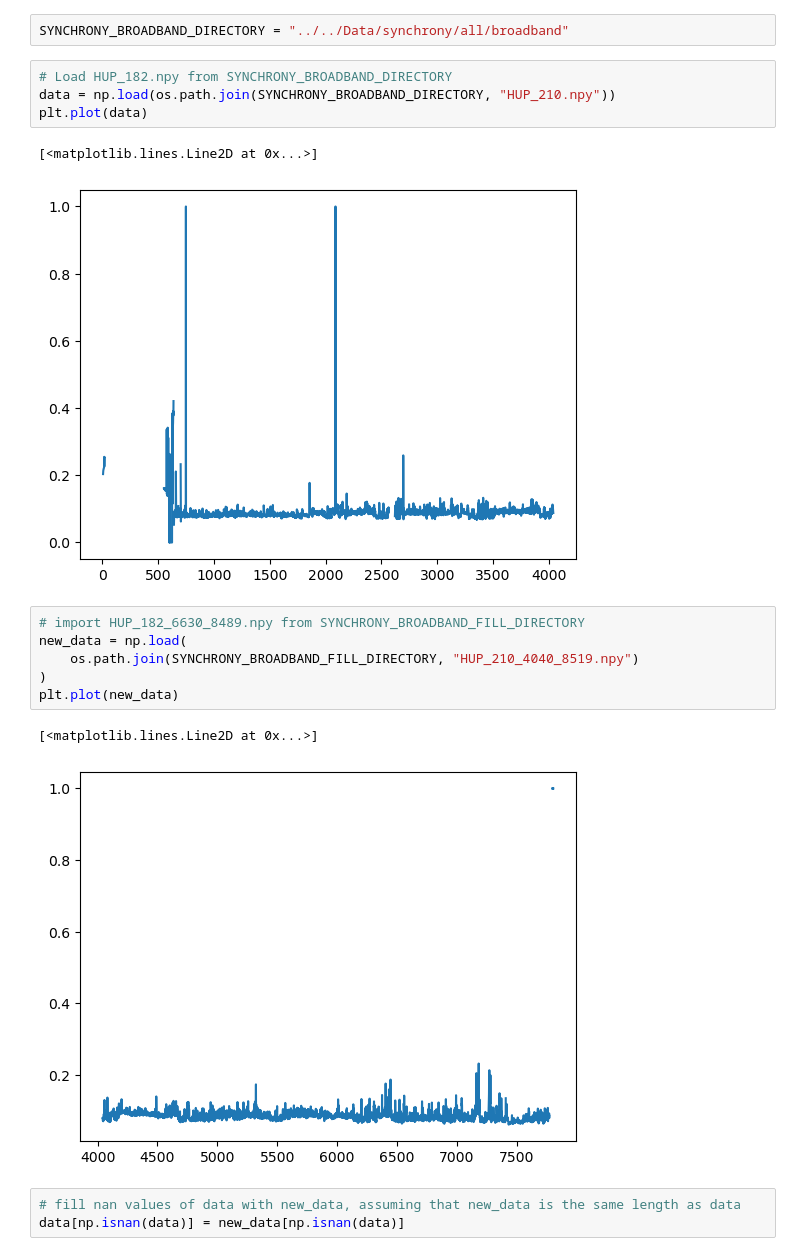
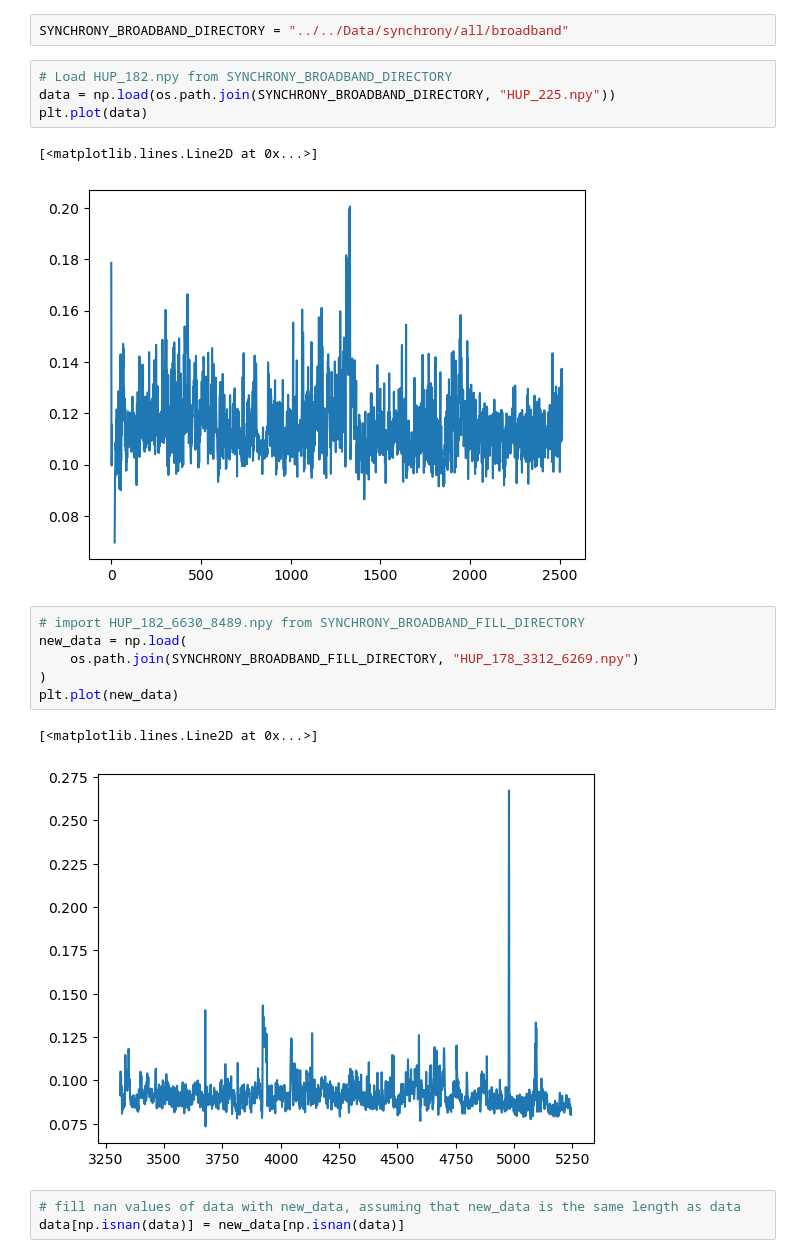
Before and after one commit to devincma/asm_synchrony_paper, a Jupyter notebook: synchrony/fill_incomplete_test.ipynb, the cells around one changed output. Drawn from its saved outputs; the diff is of its cells as text.

```diff
--- a/synchrony/fill_incomplete_test.ipynb
+++ b/synchrony/fill_incomplete_test.ipynb
@@ -19,20 +34,20 @@ for filename in os.listdir(SYNCHRONY_BROADBAND_FILL_DIRECTORY):
 SYNCHRONY_BROADBAND_DIRECTORY = "../../Data/synchrony/all/broadband"
 # %%
 # Load HUP_182.npy from SYNCHRONY_BROADBAND_DIRECTORY
-data = np.load(os.path.join(SYNCHRONY_BROADBAND_DIRECTORY, "HUP_210.npy"))
+data = np.load(os.path.join(SYNCHRONY_BROADBAND_DIRECTORY, "HUP_225.npy"))
 plt.plot(data)
 # %% [output]
 [<matplotlib.lines.Line2D at 0x...>]
-[figure, old version]
+[figure, new version]
 # %%
 # import HUP_182_6630_8489.npy from SYNCHRONY_BROADBAND_FILL_DIRECTORY
 new_data = np.load(
-    os.path.join(SYNCHRONY_BROADBAND_FILL_DIRECTORY, "HUP_210_4040_8519.npy")
+    os.path.join(SYNCHRONY_BROADBAND_FILL_DIRECTORY, "HUP_178_3312_6269.npy")
 )
 plt.plot(new_data)
 # %% [output]
 [<matplotlib.lines.Line2D at 0x...>]
-[figure, old version]
+[figure, new version]
 # %%
 # fill nan values of data with new_data, assuming that new_data is the same length as data
 data[np.isnan(data)] = new_data[np.isnan(data)]
```
Also changed, not shown: parts of 3 cells of this notebook, 5 other files.
